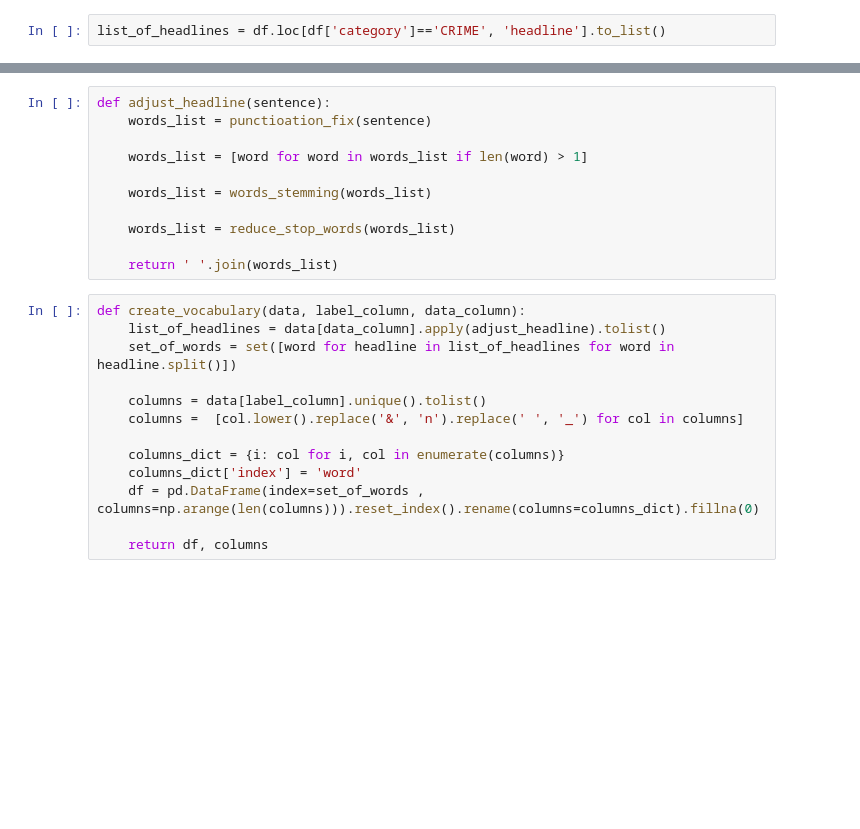
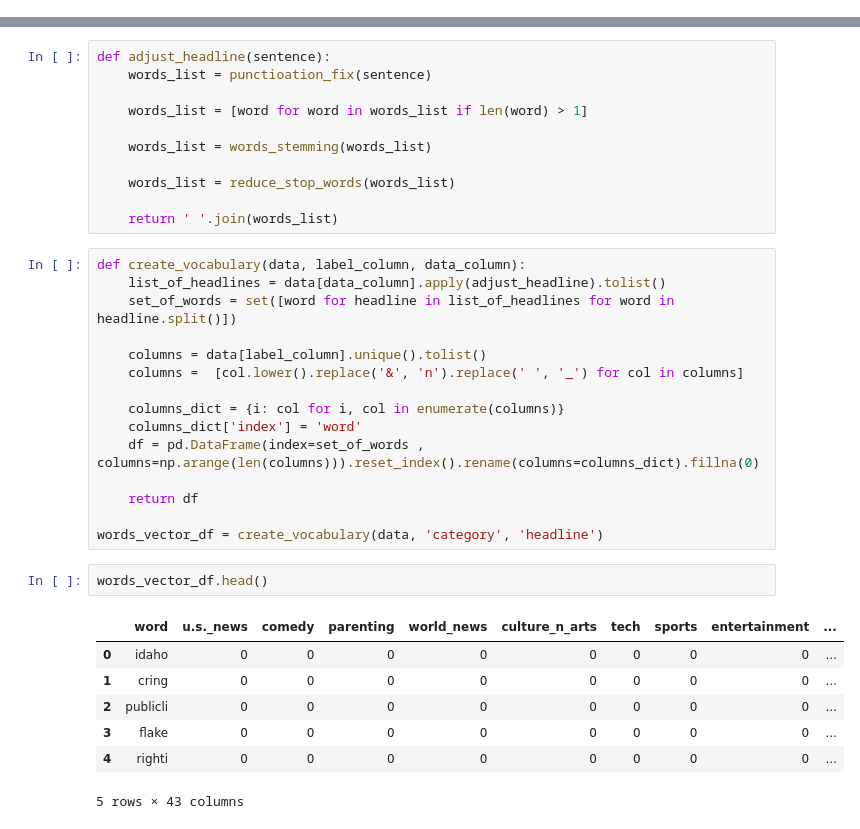
Before and after one commit to Omer-Hedvat/dl, a Jupyter notebook: nlp_w_classifification_and_vector_spaces/week3_headlines_vector_space_analysis.ipynb, the cells around one changed output, grey strips where cells are left out. Drawn from its saved outputs; the diff is of its cells as text; blank space fills up the shorter version.

```diff
--- a/nlp_w_classifification_and_vector_spaces/week3_headlines_vector_space_analysis.ipynb
+++ b/nlp_w_classifification_and_vector_spaces/week3_headlines_vector_space_analysis.ipynb
@@ -46,5 +47,3 @@ LATINO VOICES      1130
 CULTURE & ARTS     1074
 EDUCATION          1014
 Name: category, dtype: int64
-# %%
-list_of_headlines = df.loc[df['category']=='CRIME', 'headline'].to_list()
@@ -123,4 +94,16 @@ def create_vocabulary(data, label_column, data_column):
     columns_dict['index'] = 'word'
     df = pd.DataFrame(index=set_of_words , columns=np.arange(len(columns))).reset_index().rename(columns=columns_dict).fillna(0)
 
-    return df, columns
+    return df
+
+words_vector_df = create_vocabulary(data, 'category', 'headline')
+# %%
+words_vector_df.head()
+# %% [output]
+|  | word | u.s._news | comedy | parenting | world_news | culture_n_arts | tech | sports | entertainment | ... |
+| 0 | idaho | 0 | 0 | 0 | 0 | 0 | 0 | 0 | 0 | ... |
+| 1 | cring | 0 | 0 | 0 | 0 | 0 | 0 | 0 | 0 | ... |
+| 2 | publicli | 0 | 0 | 0 | 0 | 0 | 0 | 0 | 0 | ... |
+| 3 | flake | 0 | 0 | 0 | 0 | 0 | 0 | 0 | 0 | ... |
+| 4 | righti | 0 | 0 | 0 | 0 | 0 | 0 | 0 | 0 | ... |
+5 rows × 43 columns
```
Also changed, not shown: parts of 13 cells of this notebook, 1 other file.
